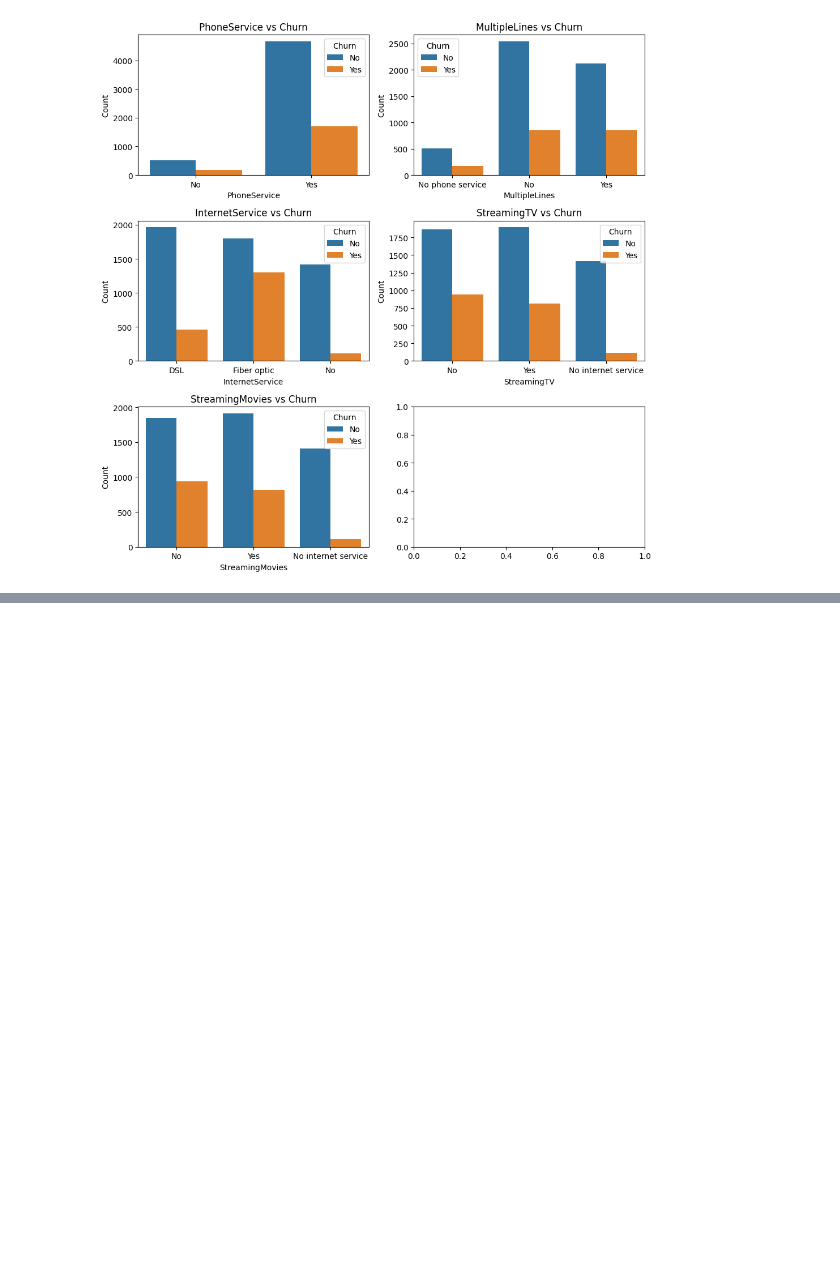
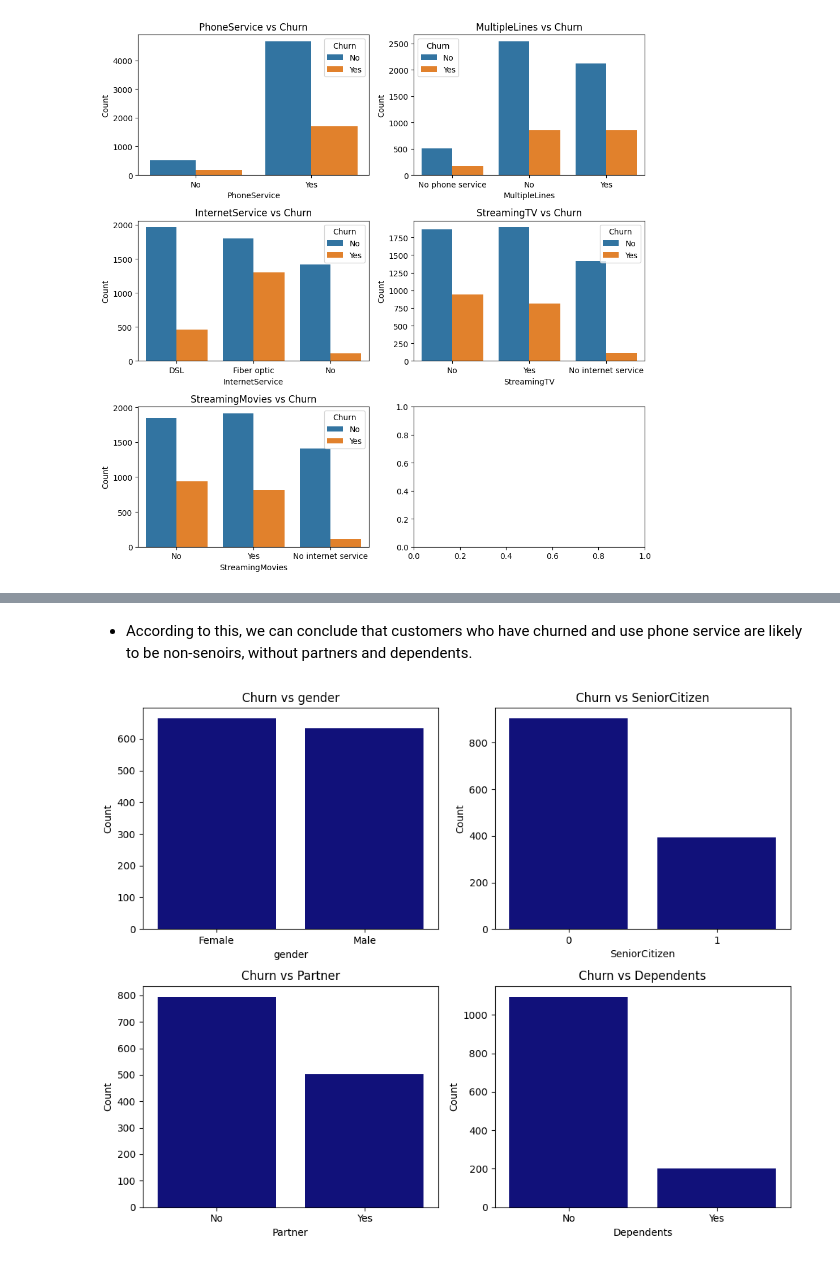
Before and after one commit to KosalChansothay/Customer-Churn-Project, a Jupyter notebook: code.ipynb, the cells around one changed output, grey strips where cells are left out. Cells and saved outputs as stored; diff of their text form; code cells hidden in the pictures; blank space fills up the shorter version.

```diff
--- a/code.ipynb
+++ b/code.ipynb
@@ -398,0 +453,16 @@ plt.show()
+# %% [markdown]
+- According to this, we can conclude that customers who have churned and use phone service are likely to be non-senoirs, without partners and dependents.
+# %%
+fiber_churn = df[(df.InternetService == 'Fiber optic') & (df.Churn == 'Yes')]
+fig, axes = plt.subplots(nrows=2, ncols=2, figsize=(10, 8))
+
+for t, ax in enumerate(axes.flat):
+    if t <len(cols):
+        sns.countplot(data=fiber_churn, x=cols[t], color = 'darkblue', ax=ax)
+        ax.set_title(f'Churn vs {cols[t]}')
+        ax.set_xlabel(cols[t])
+        ax.set_ylabel('Count')
+plt.tight_layout()
+plt.show()
+# %% [output]
+[figure, added]
```
Also changed, not shown: parts of 18 cells of this notebook.
